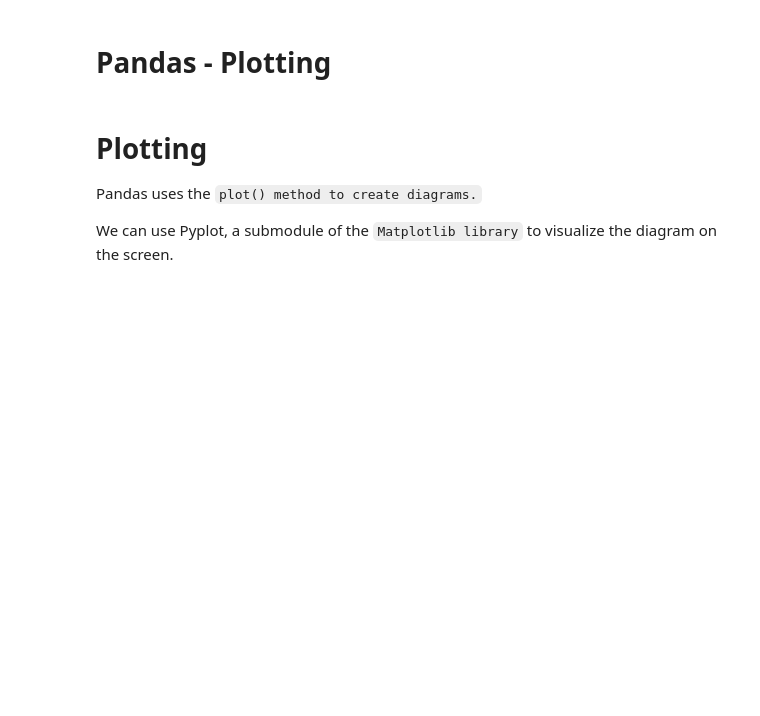
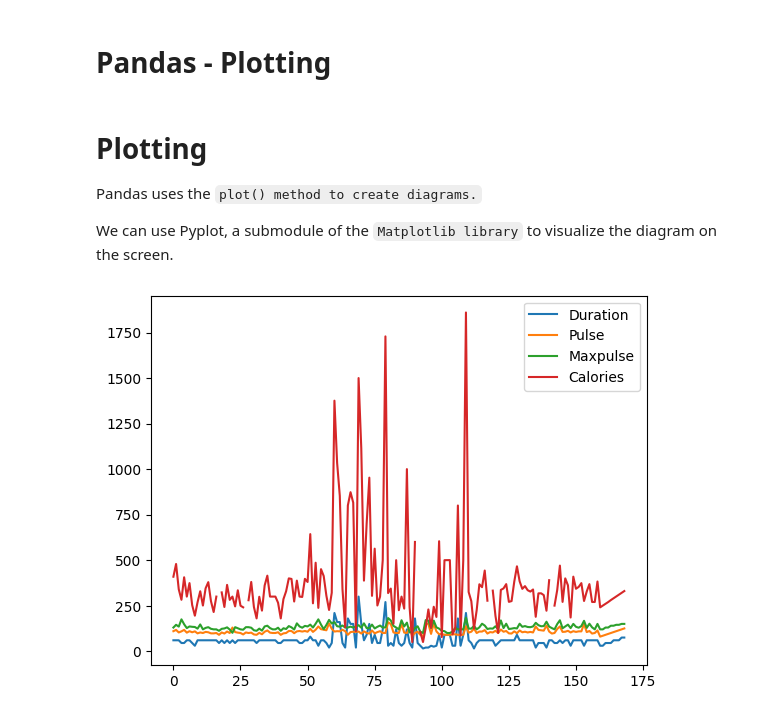
Before and after one commit to Dileepchy/Pandas_Tutorial, a Jupyter notebook: pandas.ipynb, the cells around one changed output. Saved outputs shown, nothing was run; the diff lists cells and outputs as text; code cells hidden in the pictures; blank space fills up the shorter version.

```diff
--- a/pandas.ipynb
+++ b/pandas.ipynb
@@ -749,3 +749,14 @@ df.corr()
 Pandas uses the `plot() method to create diagrams.`
 
 We can use Pyplot, a submodule of the `Matplotlib library` to visualize the diagram on the screen.
+# %%
+import pandas as pd
+import matplotlib.pyplot as plt
+
+df = pd.read_csv('data.csv')
+
+df.plot()
+
+plt.show()
+# %% [output]
+[figure, added]
```
Also changed, not shown: parts of 5 cells of this notebook.
